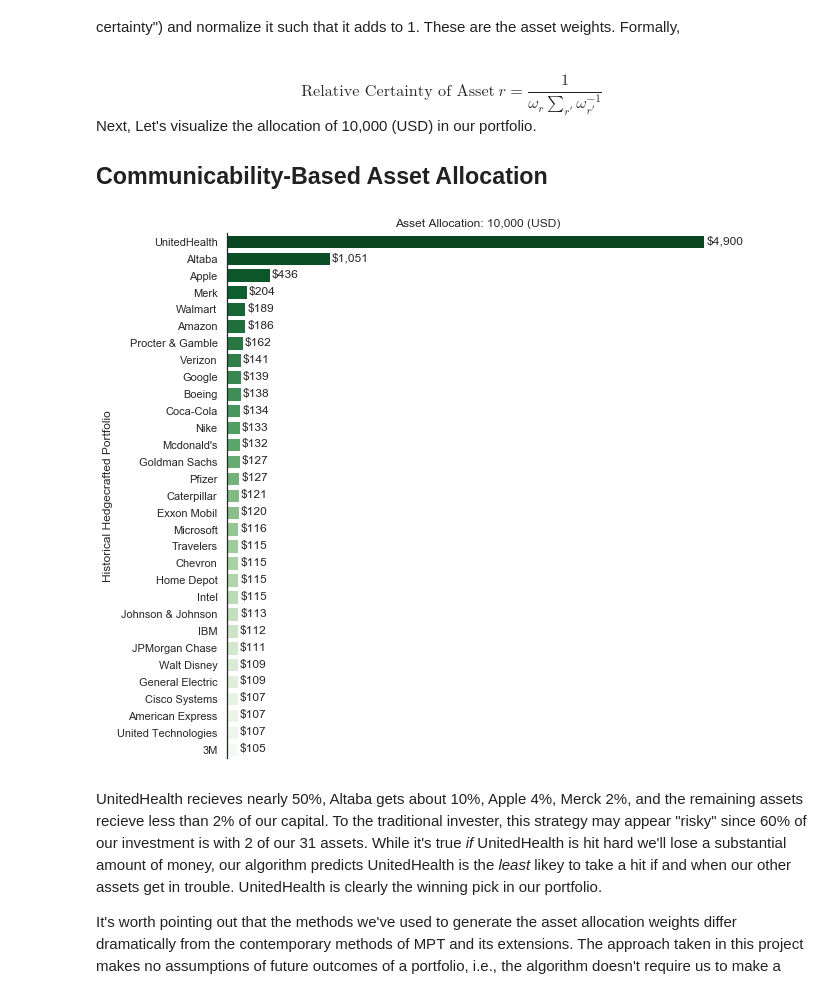
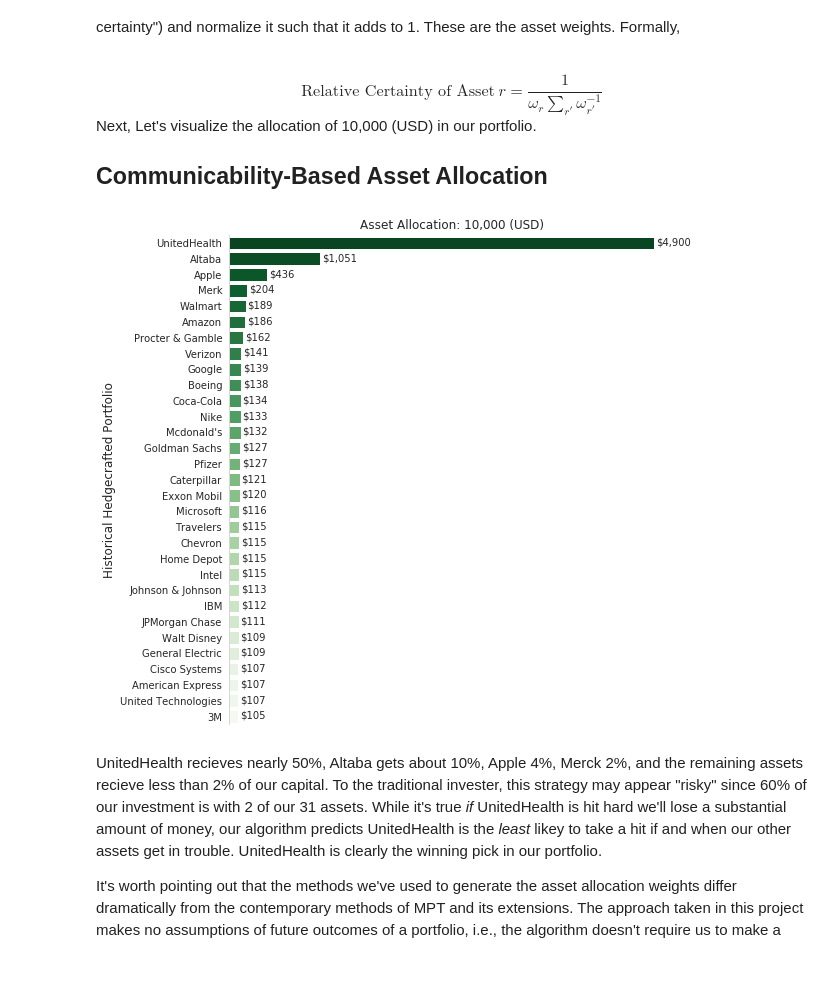
Before and after one commit to mayabenowitz/Hedgecraft, a Jupyter notebook: notebooks/Hedgecraft.ipynb, the cells around one changed output. Drawn from its saved outputs; the diff is of its cells as text; code cells hidden in the pictures.

```diff
--- a/notebooks/Hedgecraft.ipynb
+++ b/notebooks/Hedgecraft.ipynb
@@ -906,62 +900,60 @@ investment_A = nx.communicability_betweenness_centrality(H_master)
 
 # calculates the inverse of the above and re-asigns it to investment_A as a pandas series
 investment_A = 1 / pd.Series(investment_A)
 
 # normalizes the above
 investment_A = investment_A / investment_A.sum()
 
 # resets the index
 investment_A.reset_index()
 
 # converts the above series to a sorted DataFrame
 investment_A = (
         pd.DataFrame({"Stocks": investment_A.index, "Asset Allocation": investment_A.values})
         .sort_values(by="Asset Allocation", ascending=False)
         .reset_index()
         .drop("index", axis=1)
     )
 
-# initializes a figure
-plt.figure(figsize=(8,9))
+with sns.axes_style('whitegrid'):
+    # initializes a figure
+    plt.figure(figsize=(8,9))
 
-# sets seaborn plot style
-sns.set(style='white')
+    # plot a pretty seaborn barplot
+    sns.barplot(x='Asset Allocation', y='Stocks', data=investment_A, palette="Greens_r")
 
-# plot a pretty seaborn barplot
-sns.barplot(x='Asset Allocation', y='Stocks', data=investment_A, palette="Greens_r")
+    # despines the figure
+    sns.despine(right=True, top=True, bottom=True)
 
-# despines the figure
-sns.despine(right=True, top=True, bottom=True)
+    # turns xticks off
+    plt.xticks([])
 
-# turns xticks off
-plt.xticks([])
+    # turns the x axis label off
+    plt.xlabel('')
 
-# turns the x axis label off
-plt.xlabel('')
+    # fig title
+    plt.title("Asset Allocation: 10,000 (USD)", size=12)
 
-# fig title
-plt.title("Asset Allocation: 10,000 (USD)", size=12)
+    # y axis label
+    plt.ylabel("Historical Hedgecrafted Portfolio", size=12)
 
-# y axis label
-plt.ylabel("Historical Hedgecrafted Portfolio", size=12)
+    # captial to be allocated
+    capital = 10000
 
-# captial to be allocated
-capital = 10000
+    # iterates over the stocks (label) and their numerical indices (i)
+    for i, label in enumerate(list(investment_A.index)):
 
-# iterates over the stocks (label) and their numerical indices (i)
-for i, label in enumerate(list(investment_A.index)):
+        # gets the height of each bar
+        height = investment_A.loc[label, 'Asset Allocation']
 
-    # gets the height of each bar
-    height = investment_A.loc[label, 'Asset Allocation']
+        # calculates the capital to be allocated
+        label = (investment_A.loc[label, 'Asset Allocation'] * capital
+                    ).round(2)
 
-    # calculates the capital to be allocated
-    label = (investment_A.loc[label, 'Asset Allocation'] * capital
-                ).round(2)
-
-    # annotes the capital above each bar
-    plt.annotate('${:,.0f}'.format(label), (height + 0.002, i + 0.15))
+        # annotes the capital above each bar
+        plt.annotate('${:,.0f}'.format(label), (height + 0.002, i + 0.15))
 # %% [output]
-[figure, old version]
+[figure, new version]
 # %% [markdown]
 UnitedHealth recieves nearly 50%, Altaba gets about 10%, Apple 4%, Merck 2%, and the remaining assets recieve less than 2% of our capital. To the traditional invester, this strategy may appear "risky" since 60% of our investment is with 2 of our 31 assets. While it's true *if* UnitedHealth is hit hard we'll lose a substantial amount of money, our algorithm predicts UnitedHealth is the *least* likey to take a hit if and when our other assets get in trouble. UnitedHealth is clearly the winning pick in our portfolio.
 
```
Also changed, not shown: parts of 55 cells of this notebook.
